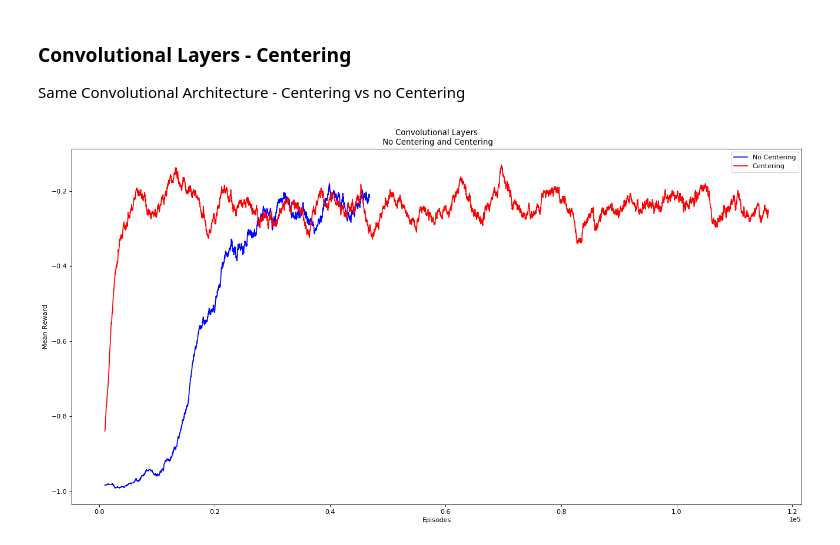
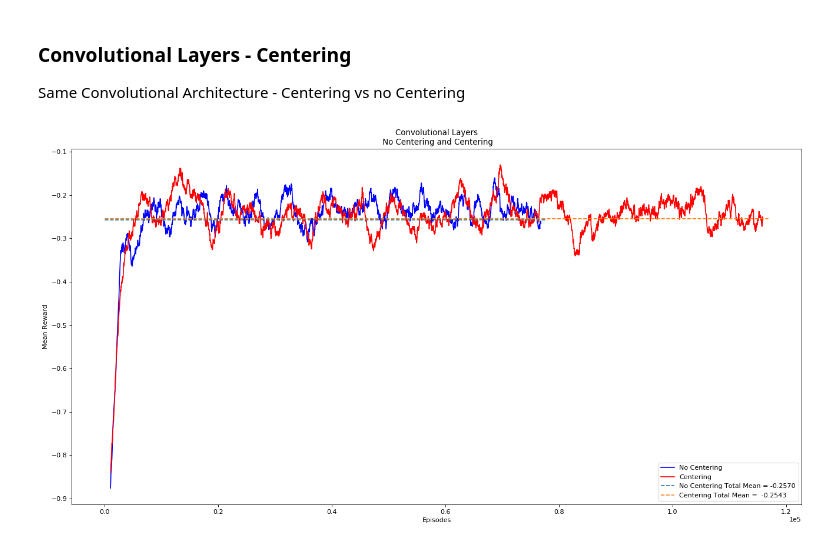
Before and after one commit to haidertom/Pommerman, a Jupyter notebook: Results/evaluation.ipynb, the cells around one changed output. Saved outputs shown, nothing was run; the diff lists cells and outputs as text; code cells hidden in the pictures.

```diff
--- a/Results/evaluation.ipynb
+++ b/Results/evaluation.ipynb
@@ -74,8 +74,9 @@ figure(num=None, figsize=(20, 10), dpi=80, facecolor='w', edgecolor='k')
 Averaging=True
 Interpolation=False
 
-df1 = pd.read_csv('log_ppo_500k.csv')
-df2 = pd.read_csv('log_conv_ppo_lre4.csv')
+df1 = pd.read_csv('log_ppo_500kc.csv')
+df2 = pd.read_csv('log_conv_ppo_lre3c.csv')
+
 
 ep1, ep2  = df1['Timestep'], df2['episodes']
 re1, re2  = df1['Mean'], df2['mean reward']
@@ -182,43 +183,52 @@ figure(num=None, figsize=(20, 10), dpi=80, facecolor='w', edgecolor='k')
 Averaging=True
 Interpolation=False
 
-df1 = pd.read_csv('log_conv_ppo_lre4.csv')
+df1 = pd.read_csv('log_conv_ppo_lre3-vanilla-lre3.csv')
 df2 = pd.read_csv('log_conv_ppo_center_lre3.csv')
 
 ep1, ep2  = df1['episodes'], df2['episodes']
 re1, re2  = df1['mean reward'], df2['mean reward']
+
+
+re1_mean = [np.mean(re1)]*len(ep1)
+re2_mean = [np.mean(re2)]*len(ep2)
+
+lep1 = ep1
+lep2 = ep2
+
 
 
 #Averaging
 if Averaging:
     wdw = 100
     ep1, ep2 = maverage(ep1, wdw), maverage(ep2, wdw)
     re1, re2 = maverage(re1, wdw), maverage(re2, wdw)
-
 
 #Interpolation
 if Interpolation:
     num = 1e2
     f1 = interp1d(ep1, re1)
     f2 = interp1d(ep2, re2)
 
     ep1 = np.linspace(ep1.min(), ep1.max(), num=num, endpoint=True)
     ep2 = np.linspace(ep2.min(), ep2.max(), num=num, endpoint=True)
 
     re1 = f1(ep1)
     re2 = f2(ep2)
 
 #Plot the Graph
-plt.plot(ep1, re1, 'b', ep2, re2, 'r')
+plt.plot(ep1, re1, 'b', ep2, re2, 'r', lep1, re1_mean, '--', lep2, re2_mean, '--' )
 
 #Additional Settings
 #plt.ylim(-1, 1)
 #plt.xscale('log')
+
 plt.ticklabel_format(style='sci', axis='x', scilimits=(0,0))
-plt.legend(['No Centering', 'Centering'], loc='best')
+plt.legend(['No Centering', 'Centering', 'No Centering Total Mean = -0.2570', 'Centering Total Mean =  -0.2543'], loc='best')
 plt.xlabel('Episodes'), plt.ylabel('Mean Reward')
+
 plt.title('Convolutional Layers\n No Centering and Centering')
 plt.savefig('images/conv_cent.png', dpi=96, bbox_inches='tight')
 plt.show()
 # %% [output]
-[figure, old version]
+[figure, new version]
```
Also changed, not shown: parts of 1 cell of this notebook, 7 other files.
